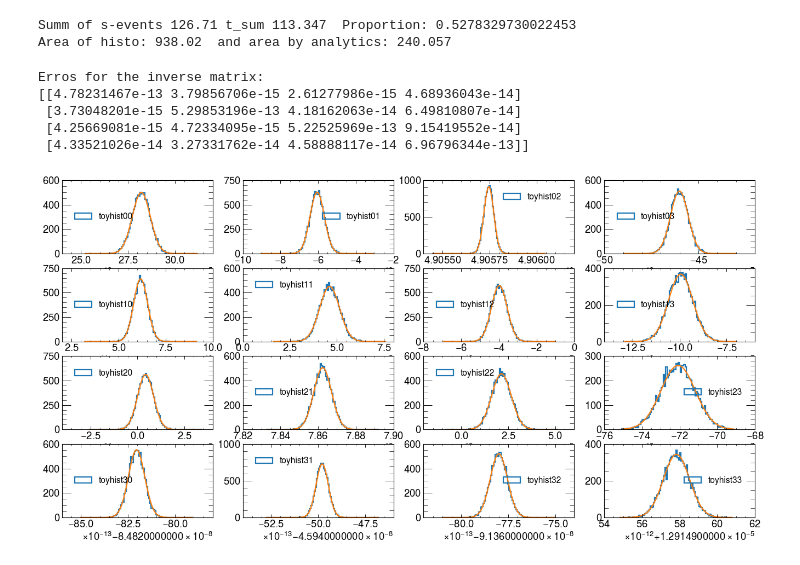
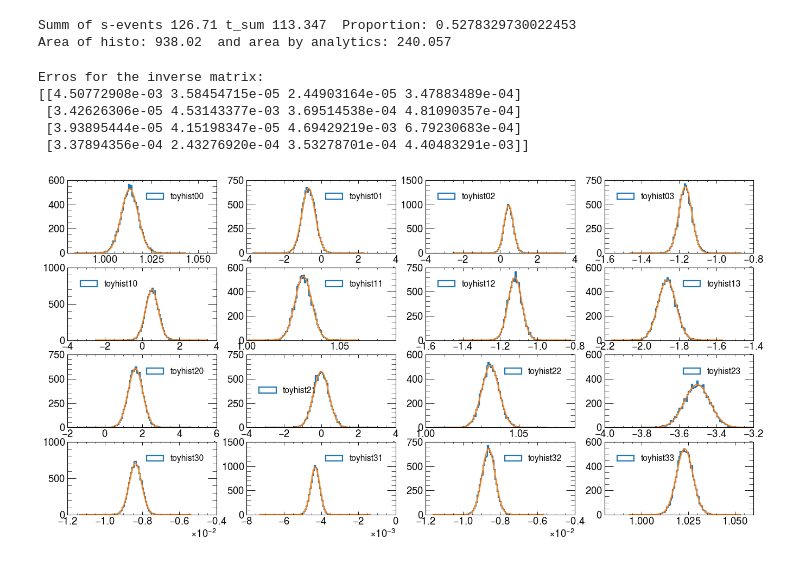
Before and after one commit to leon-goepfert/FP2, a Jupyter notebook: DataAna1.ipynb, the cells around one changed output. Drawn from its saved outputs; the diff is of its cells as text; code cells hidden in the pictures.

```diff
--- a/DataAna1.ipynb
+++ b/DataAna1.ipynb
@@ -230,7 +230,7 @@ print(ee_eff/len(id_ee),np.sum(ee_eff)/len(id_ee))
 print(mm_eff/len(id_mm),np.sum(mm_eff)/len(id_mm))
 print(tt_eff/len(id_tt),np.sum(tt_eff)/len(id_tt))
 
-mat = [qq_eff,ee_eff,mm_eff,tt_eff]
+mat = [qq_eff/len(id_qq),ee_eff/len(id_ee),mm_eff/len(id_mm),tt_eff/len(id_tt)]
 # %% [output]
 169
 72
@@ -432,9 +435,9 @@ axes = [[ax00,ax01,ax02,ax03],
         [ax10,ax11,ax12,ax13],
         [ax20,ax21,ax22,ax23],
         [ax30,ax31,ax32,ax33]]
-dx=0.000000000003
-dx1=0.0000000000003
-dx2=0.00000000000003
+dx=0.03
+dx1=0.003
+dx2=0.0003
 ## IMPORTANT! Find suitable ranges to fit/plot gaussian distributions successfully!
 ranges = [[(matrix_inv[0][0]-dx,matrix_inv[0][0]+dx),(matrix_inv[0][1]-dx2,matrix_inv[0][1]+dx2), (matrix_inv[0][2]-dx2,matrix_inv[0][2]+dx2), (matrix_inv[0][3]-dx1,matrix_inv[0][3]+dx1)],
           [(matrix_inv[1][0]-dx2,matrix_inv[1][0]+dx2),(matrix_inv[1][1]-dx,matrix_inv[1][1]+dx), (matrix_inv[1][2]-dx1,matrix_inv[1][2]+dx1), (matrix_inv[1][3]-dx1,matrix_inv[1][3]+dx1)],
@@ -443,35 +446,35 @@ ranges = [[(matrix_inv[0][0]-dx,matrix_inv[0][0]+dx),(matrix_inv[0][1]-dx2,matri
 
 
 # Fill histograms for each inverted matrix coefficient:
 for j in range(0,4,1):
     for k in range(0,4,1):
 
         # Diagonal and off-diagonal terms have different histogram ranges
         hbins, hedges, _ = axes[j][k].hist(inverse_toys[j,k,:],bins=100,range=ranges[j][k],  histtype='step', linewidth=2, label=f'toyhist{j}{k}')
         axes[j][k].legend()
 
         ## Guess initial parameters of the fit by taking random value from hist and std
         _p0 = [ntoy/10.,np.std(inverse_toys[j,k,:]),np.std(inverse_toys[j,k,:])]
         if j==k:
             sig=dx
         else:
             sig=dx2
 
         # Get the fitted curve
         h_mid = 0.5*(hedges[1:] + hedges[:-1]) #Calculate midpoints for the fit
         coeffs, _ = curve_fit(gauss, h_mid, hbins, p0=[600,matrix_inv[j][k],sig], maxfev=100000)
         h_fit = gauss(h_mid, *coeffs)
 
         axes[j][k].plot(h_mid, h_fit,label=f'Fit{j}{k}')
 
         inverse_means[j,k] = coeffs[1]
         inverse_errors[j,k] = abs(coeffs[2])
 
 print(f"Erros for the inverse matrix:\n{inverse_errors}")
 # %% [output]
 Erros for the inverse matrix:
-[[4.78231467e-13 3.79856706e-15 2.61277986e-15 4.68936043e-14]
- [3.73048201e-15 5.29853196e-13 4.18162063e-14 6.49810807e-14]
- [4.25669081e-15 4.72334095e-15 5.22525969e-13 9.15419552e-14]
- [4.33521026e-14 3.27331762e-14 4.58888117e-14 6.96796344e-13]]
+[[4.50772908e-03 3.58454715e-05 2.44903164e-05 3.47883489e-04]
+ [3.42626306e-05 4.53143377e-03 3.69514538e-04 4.81090357e-04]
+ [3.93895444e-05 4.15198347e-05 4.69429219e-03 6.79230683e-04]
+ [3.37894356e-04 2.43276920e-04 3.53278701e-04 4.40483291e-03]]
-[figure, old version]
+[figure, new version]
```
Also changed, not shown: parts of 3 cells of this notebook.
